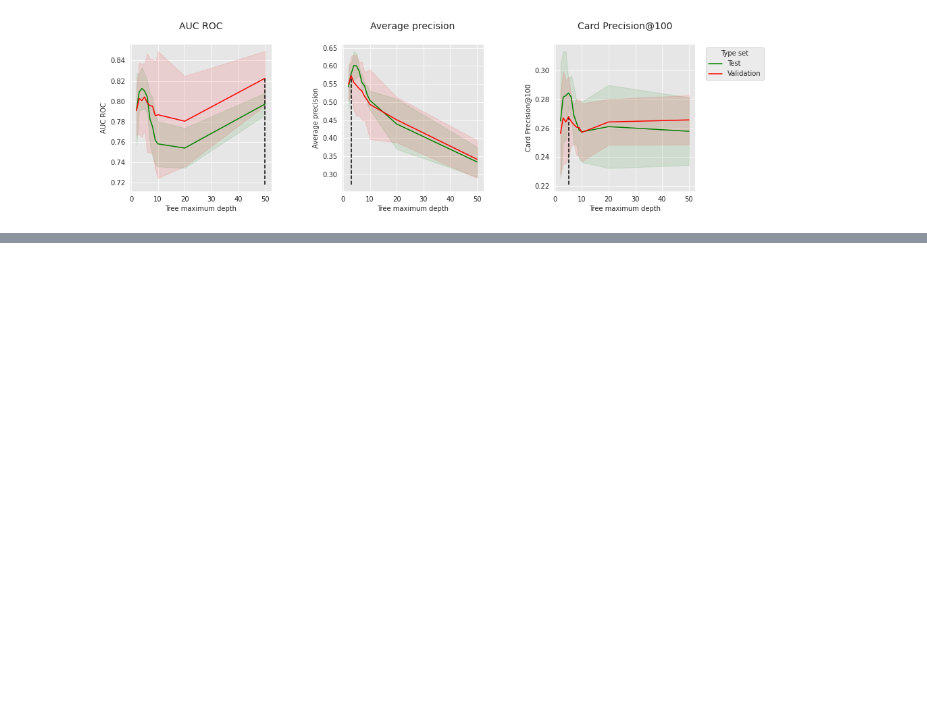
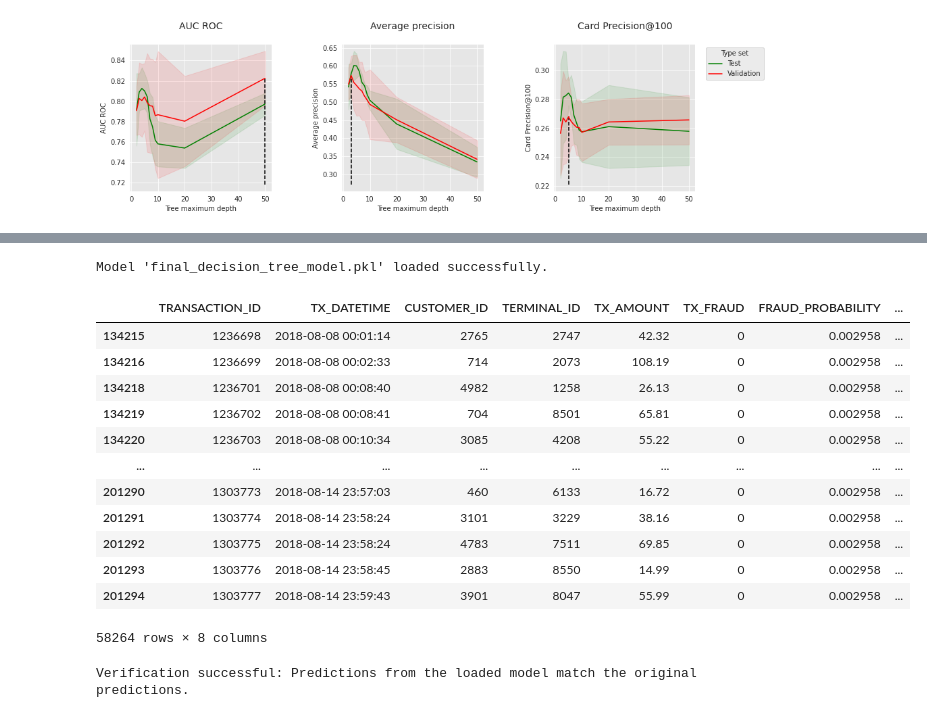
Before and after one commit to phuchoang2603/realtime-credit-card-fraud-detection, a Jupyter notebook: notebooks/Optimized_DecisionTrees.ipynb, the cells around one changed output, grey strips where cells are left out. Saved outputs shown, nothing was run; the diff lists cells and outputs as text; code cells hidden in the pictures; blank space fills up the shorter version.

```diff
--- a/notebooks/Optimized_DecisionTrees.ipynb
+++ b/notebooks/Optimized_DecisionTrees.ipynb
@@ -952,0 +936,41 @@ Verification successful: Predictions from the loaded model match the original pr
+# %%
+with open('final_decision_tree_model.pkl', 'rb') as f:
+    loaded_model = pickle.load(f)
+
+print("Model 'final_decision_tree_model.pkl' loaded successfully.")
+
+# Make predictions on the test set using the loaded model
+predictions_after_loading = loaded_model.predict_proba(X_test)[:, 1]
+
+predictions_df = test_df[['TRANSACTION_ID', 'TX_DATETIME', 'CUSTOMER_ID', 'TERMINAL_ID', 'TX_AMOUNT', 'TX_FRAUD', 'TX_FRAUD_SCENARIO']].copy()
+
+# Add the fraud probabilities predicted by the model
+# The 'predictions_before_saving' variable holds these probabilities
+predictions_df['FRAUD_PROBABILITY'] = predictions_after_loading
+
+# Add a simple 'IS_FRAUD_PREDICTED' column based on a 0.5 threshold
+predictions_df['IS_FRAUD_PREDICTED'] = (predictions_df['FRAUD_PROBABILITY'] > 0.5).astype(int)
+
+display(predictions_df)
+
+# Compare the predictions from the model before and after saving
+# We use assert_array_almost_equal for safe floating-point comparison
+np.testing.assert_array_almost_equal(predictions_before_saving, predictions_after_loading)
+
+print("Verification successful: Predictions from the loaded model match the original predictions.")
+# %% [output]
+Model 'final_decision_tree_model.pkl' loaded successfully.
+|  | TRANSACTION_ID | TX_DATETIME | CUSTOMER_ID | TERMINAL_ID | TX_AMOUNT | TX_FRAUD | FRAUD_PROBABILITY | ... |
+| 134215 | 1236698 | 2018-08-08 00:01:14 | 2765 | 2747 | 42.32 | 0 | 0.002958 | ... |
+| 134216 | 1236699 | 2018-08-08 00:02:33 | 714 | 2073 | 108.19 | 0 | 0.002958 | ... |
+| 134218 | 1236701 | 2018-08-08 00:08:40 | 4982 | 1258 | 26.13 | 0 | 0.002958 | ... |
+| 134219 | 1236702 | 2018-08-08 00:08:41 | 704 | 8501 | 65.81 | 0 | 0.002958 | ... |
+| 134220 | 1236703 | 2018-08-08 00:10:34 | 3085 | 4208 | 55.22 | 0 | 0.002958 | ... |
+| ... | ... | ... | ... | ... | ... | ... | ... | ... |
+| 201290 | 1303773 | 2018-08-14 23:57:03 | 460 | 6133 | 16.72 | 0 | 0.002958 | ... |
+| 201291 | 1303774 | 2018-08-14 23:58:24 | 3101 | 3229 | 38.16 | 0 | 0.002958 | ... |
+| 201292 | 1303775 | 2018-08-14 23:58:24 | 4783 | 7511 | 69.85 | 0 | 0.002958 | ... |
+| 201293 | 1303776 | 2018-08-14 23:58:45 | 2883 | 8550 | 14.99 | 0 | 0.002958 | ... |
+| 201294 | 1303777 | 2018-08-14 23:59:43 | 3901 | 8047 | 55.99 | 0 | 0.002958 | ... |
+58264 rows × 8 columns
+Verification successful: Predictions from the loaded model match the original predictions.
```
Also changed, not shown: parts of 9 cells of this notebook, 21 other files.
